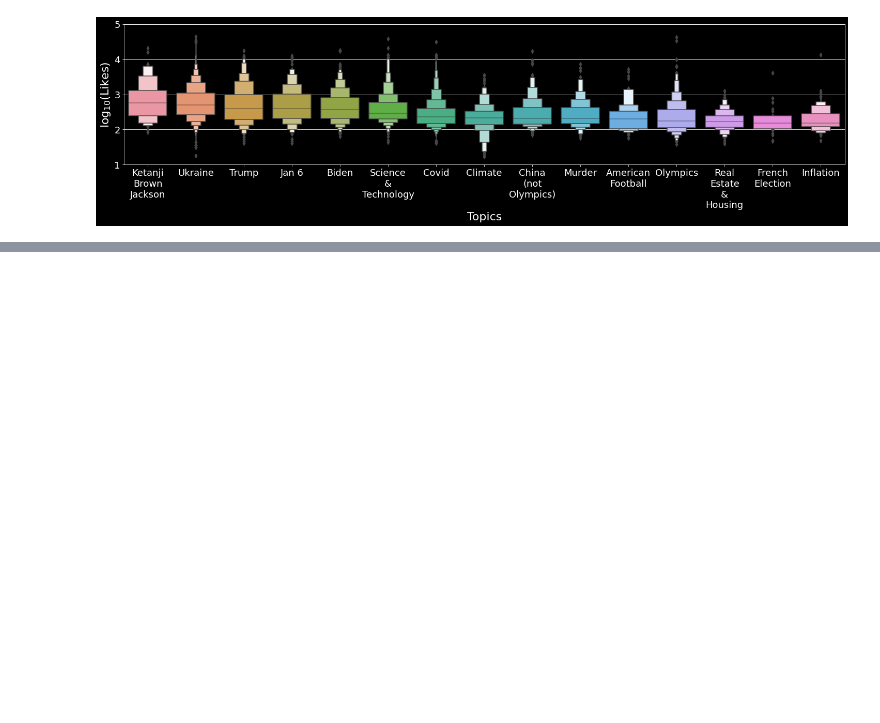
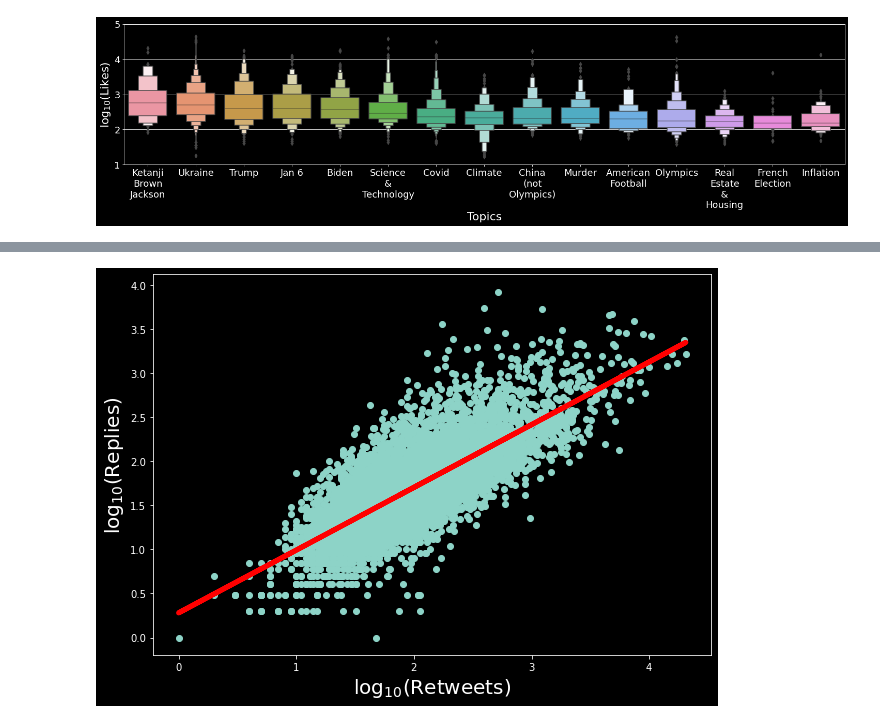
Before and after one commit to dilwong/NewsPopularity, a Jupyter notebook: 1 Exploratory Data Analysis.ipynb, the cells around one changed output, grey strips where cells are left out. Saved outputs shown, nothing was run; the diff lists cells and outputs as text; code cells hidden in the pictures; blank space fills up the shorter version.

```diff
--- a/1 Exploratory Data Analysis.ipynb
+++ b/1 Exploratory Data Analysis.ipynb
@@ -307,0 +333,14 @@ ax.set_xlim(0,24);
+# %%
+fig, ax = plt.subplots(figsize = (10,7))
+ax.scatter(log_retweets, log_replies)
+ax.set_xlabel(r'$\log_{10}({\rm Retweets})$', fontsize = 20)
+ax.set_ylabel(r'$\log_{10}({\rm Replies})$', fontsize = 20)
+
+X = sm.add_constant(log_retweets)
+y = log_replies
+model = sm.OLS(y, X)
+res = model.fit()
+y_predict = X @ res.params
+ax.plot(log_retweets, y_predict, color = 'r', linewidth = 5);
+# %% [output]
+[figure, added]
```
Also changed, not shown: parts of 6 cells of this notebook, 3 other files.
